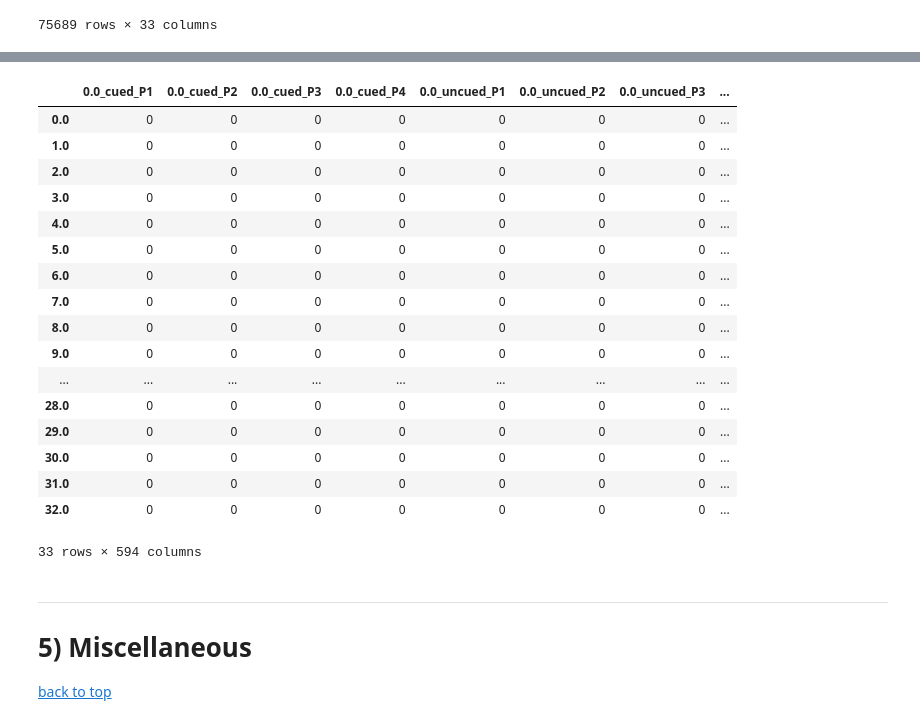
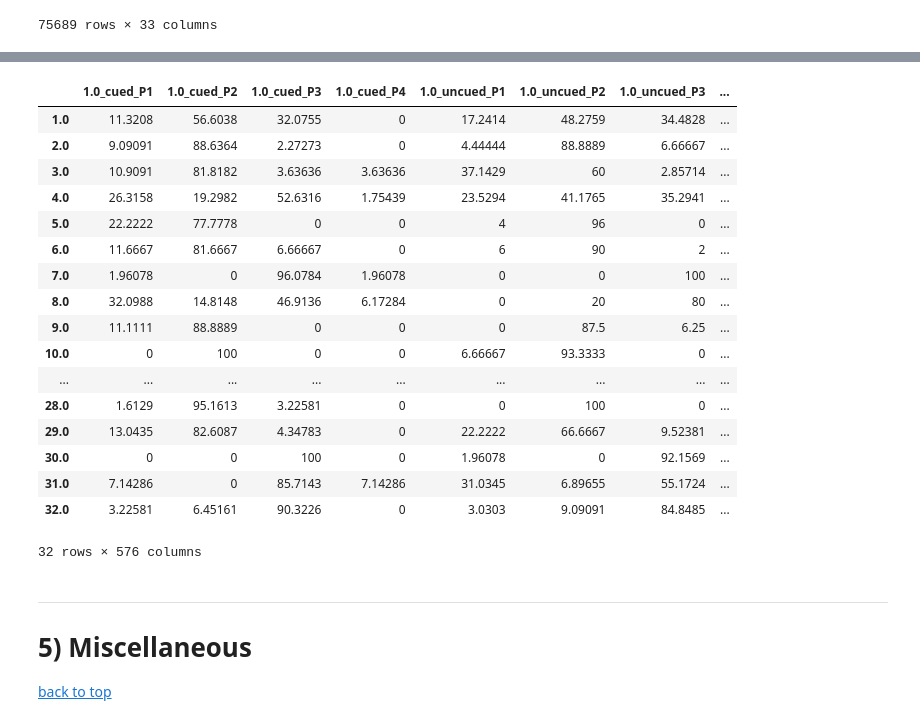
Before and after one commit to deckyblue/sparklyRGT, a Jupyter notebook: sparklyRGT_tutorial/sparklyRGT_documentation.ipynb, the cells around one changed output, grey strips where cells are left out. Saved outputs shown, nothing was run; the diff lists cells and outputs as text; code cells hidden in the pictures.

Commit message:
Fixed the freeraw problem (resetted index and dropped na)

```diff
--- a/sparklyRGT_tutorial/sparklyRGT_documentation.ipynb
+++ b/sparklyRGT_tutorial/sparklyRGT_documentation.ipynb
@@ -608,9 +603,13 @@ df_free
 | 75688 | ChoicerGT_A-FF-CR4 | 2005-07-21 00:00:00 | 10:50:13 | 32.0 | NaN | 5.0 | NaN | NaN | 24.0 | 73.0 | ... |
 75689 rows × 33 columns
 # %%
-# df_free.dropna()
-df_free.MSN.unique()
-# df_free.dropna()
-df_na = df_free['MSN'].isna()
-df_free2 = df_free.fillna(64)
+df_free.dropna(how = 'all', inplace = True)
+df_free.reset_index(drop=True, inplace = True)
 df_free
+# df_free.isna()
+# df_free.MSN.unique()
+# df_na = df_free['MSN'].isna()
+# df_free2 = df_free.fillna(0)
+# df_free
+# df_free['Chosen']
+# range(len(df_free))
@@ -617,26 +630,26 @@ df_free
 # %%
-df_free_sum = rgt.get_summary_data(df_free2, task = 'choiceRGT')
+df_free_sum = rgt.get_summary_data(df_free, task = 'choiceRGT')
 df_free_sum
 #note: there's likely a NaN subject
 # %% [output]
-|  | 0.0_cued_P1 | 0.0_cued_P2 | 0.0_cued_P3 | 0.0_cued_P4 | 0.0_uncued_P1 | 0.0_uncued_P2 | 0.0_uncued_P3 | ... |
-| 0.0 | 0 | 0 | 0 | 0 | 0 | 0 | 0 | ... |
-| 1.0 | 0 | 0 | 0 | 0 | 0 | 0 | 0 | ... |
-| 2.0 | 0 | 0 | 0 | 0 | 0 | 0 | 0 | ... |
-| 3.0 | 0 | 0 | 0 | 0 | 0 | 0 | 0 | ... |
-| 4.0 | 0 | 0 | 0 | 0 | 0 | 0 | 0 | ... |
-| 5.0 | 0 | 0 | 0 | 0 | 0 | 0 | 0 | ... |
-| 6.0 | 0 | 0 | 0 | 0 | 0 | 0 | 0 | ... |
-| 7.0 | 0 | 0 | 0 | 0 | 0 | 0 | 0 | ... |
-| 8.0 | 0 | 0 | 0 | 0 | 0 | 0 | 0 | ... |
-| 9.0 | 0 | 0 | 0 | 0 | 0 | 0 | 0 | ... |
+|  | 1.0_cued_P1 | 1.0_cued_P2 | 1.0_cued_P3 | 1.0_cued_P4 | 1.0_uncued_P1 | 1.0_uncued_P2 | 1.0_uncued_P3 | ... |
+| 1.0 | 11.3208 | 56.6038 | 32.0755 | 0 | 17.2414 | 48.2759 | 34.4828 | ... |
+| 2.0 | 9.09091 | 88.6364 | 2.27273 | 0 | 4.44444 | 88.8889 | 6.66667 | ... |
+| 3.0 | 10.9091 | 81.8182 | 3.63636 | 3.63636 | 37.1429 | 60 | 2.85714 | ... |
+| 4.0 | 26.3158 | 19.2982 | 52.6316 | 1.75439 | 23.5294 | 41.1765 | 35.2941 | ... |
+| 5.0 | 22.2222 | 77.7778 | 0 | 0 | 4 | 96 | 0 | ... |
+| 6.0 | 11.6667 | 81.6667 | 6.66667 | 0 | 6 | 90 | 2 | ... |
+| 7.0 | 1.96078 | 0 | 96.0784 | 1.96078 | 0 | 0 | 100 | ... |
+| 8.0 | 32.0988 | 14.8148 | 46.9136 | 6.17284 | 0 | 20 | 80 | ... |
+| 9.0 | 11.1111 | 88.8889 | 0 | 0 | 0 | 87.5 | 6.25 | ... |
+| 10.0 | 0 | 100 | 0 | 0 | 6.66667 | 93.3333 | 0 | ... |
 | ... | ... | ... | ... | ... | ... | ... | ... | ... |
-| 28.0 | 0 | 0 | 0 | 0 | 0 | 0 | 0 | ... |
-| 29.0 | 0 | 0 | 0 | 0 | 0 | 0 | 0 | ... |
-| 30.0 | 0 | 0 | 0 | 0 | 0 | 0 | 0 | ... |
-| 31.0 | 0 | 0 | 0 | 0 | 0 | 0 | 0 | ... |
-| 32.0 | 0 | 0 | 0 | 0 | 0 | 0 | 0 | ... |
+| 28.0 | 1.6129 | 95.1613 | 3.22581 | 0 | 0 | 100 | 0 | ... |
+| 29.0 | 13.0435 | 82.6087 | 4.34783 | 0 | 22.2222 | 66.6667 | 9.52381 | ... |
+| 30.0 | 0 | 0 | 100 | 0 | 1.96078 | 0 | 92.1569 | ... |
+| 31.0 | 7.14286 | 0 | 85.7143 | 7.14286 | 31.0345 | 6.89655 | 55.1724 | ... |
+| 32.0 | 3.22581 | 6.45161 | 90.3226 | 0 | 3.0303 | 9.09091 | 84.8485 | ... |
-33 rows × 594 columns
+32 rows × 576 columns
 # %%
 df_sum.to_excel('awesome.xlsx')
 # %% [markdown]
```
Also changed, not shown: parts of 2 cells of this notebook, 1 other file.
